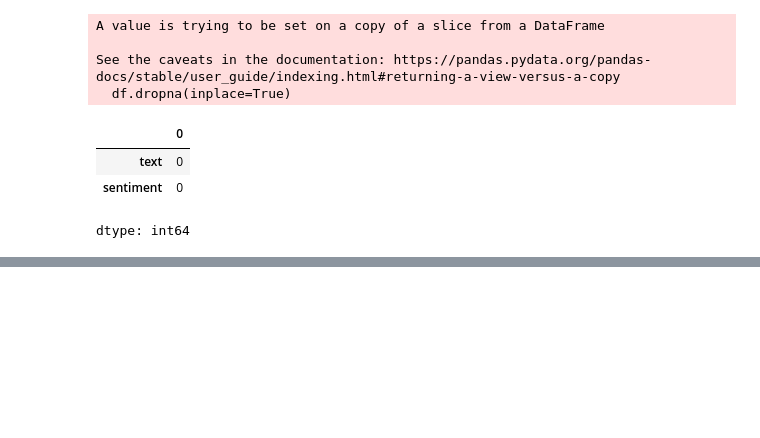
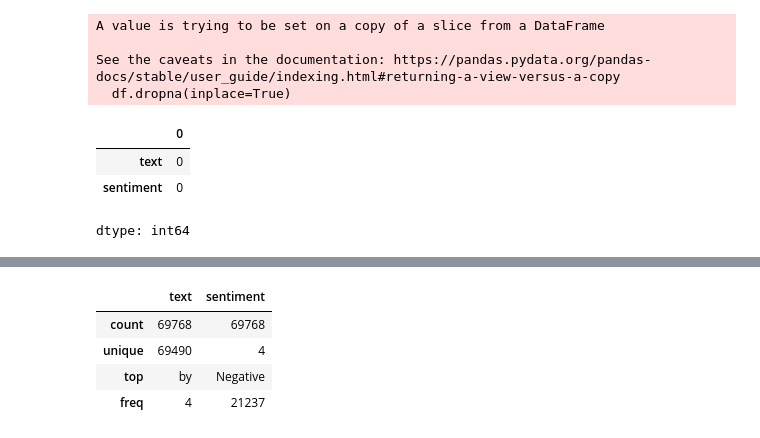
Before and after one commit to touhid0503/job3_practise, a Jupyter notebook: job3.ipynb, the cells around one changed output, grey strips where cells are left out. Saved outputs shown, nothing was run; the diff lists cells and outputs as text; code cells hidden in the pictures; blank space fills up the shorter version.

```diff
--- a/job3.ipynb
+++ b/job3.ipynb
@@ -202,0 +219,8 @@ dtype: int64
+# %%
+df.describe()
+# %% [output]
+|  | text | sentiment |
+| count | 69768 | 69768 |
+| unique | 69490 | 4 |
+| top | by | Negative |
+| freq | 4 | 21237 |
```
Also changed, not shown: parts of 3 cells of this notebook.
